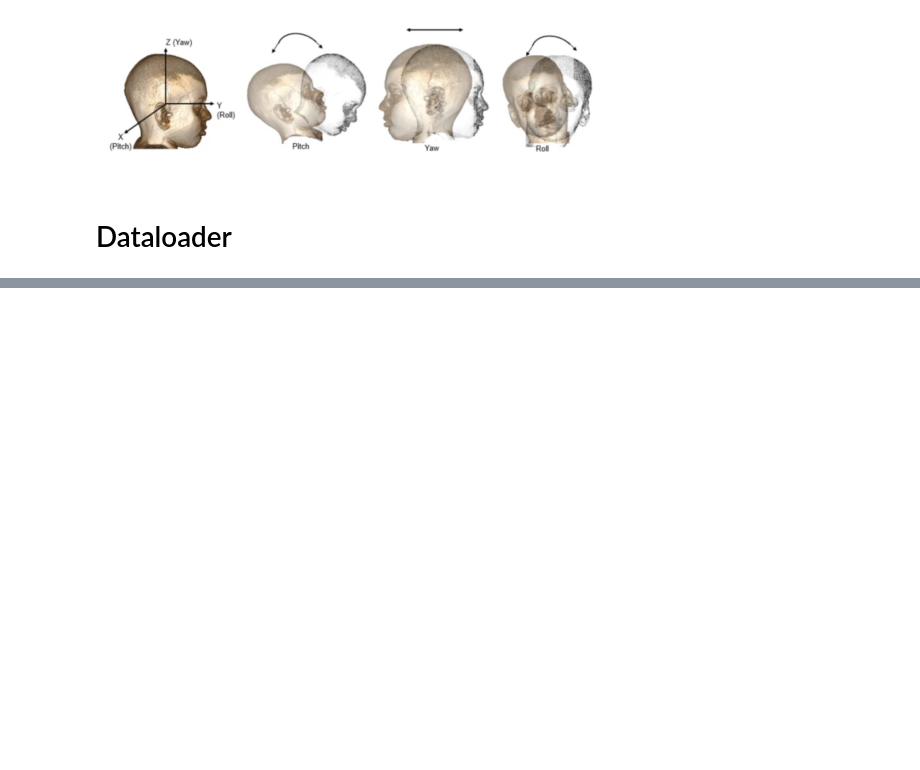
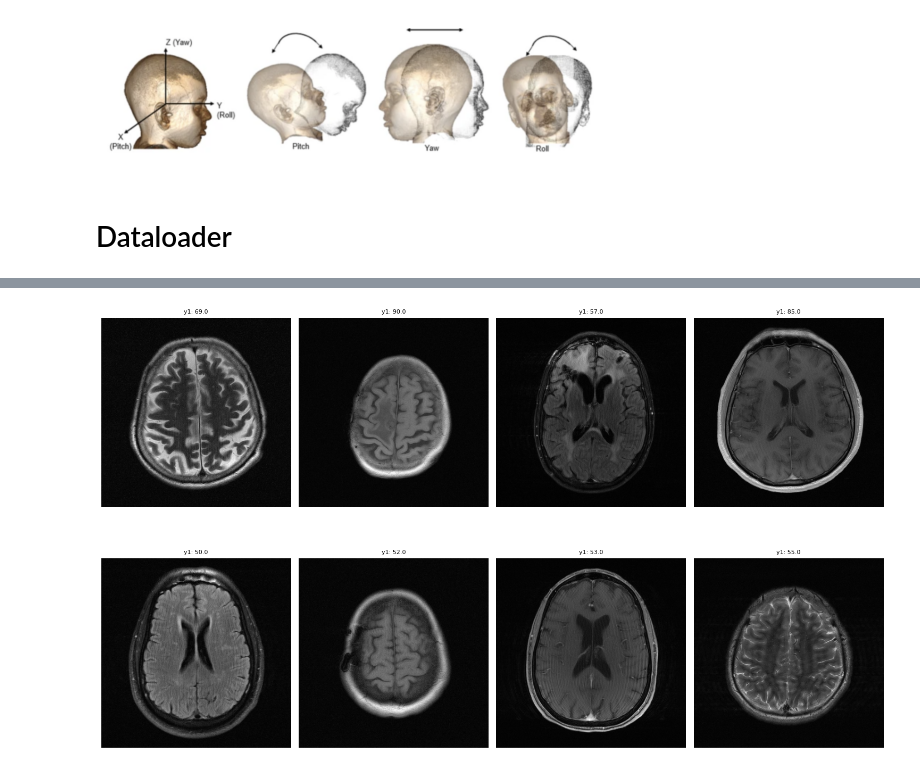
Before and after one commit to godjunhyung/motioncorrection, a Jupyter notebook: from_dropbox.ipynb, the cells around one changed output, grey strips where cells are left out. Drawn from its saved outputs; the diff is of its cells as text; code cells hidden in the pictures; blank space fills up the shorter version.

```diff
--- a/from_dropbox.ipynb
+++ b/from_dropbox.ipynb
@@ -341,7 +451,7 @@ if __name__ == "__main__":
     csv_path = "/root/motioncorrection/iqm_csv/fr-iqm.csv"
     iqm_label = "VIF"
     train_dataset = CustomDataset(csv_path, iqm_label)
-    train_loader = torch.utils.data.DataLoader(train_dataset, batch_size=3, shuffle=True)
+    train_loader = torch.utils.data.DataLoader(train_dataset, batch_size=24, shuffle=True)
     # for x, y, sequence in train_loader:
     #     print(x.shape, y, sequence)
     x, y1, y2 = next(iter(train_loader))
@@ -350,4 +466,12 @@ if __name__ == "__main__":
-# %%
-for i in range(3):
-    plt.imshow(x[i][0], cmap='gray', origin='lower'), plt.axis('off')
-    plt.show()
+# %%
+fig, axes = plt.subplots(2, 4, figsize=(15, 10))  # Adjust figsize for better visualization
+
+for i, ax in enumerate(axes.flatten()):  # Flatten the 2D array of axes
+    ax.imshow(x[i][0], cmap='gray', origin='lower')  # Show the first channel (assume grayscale)
+    ax.axis('off')  # Turn off axis
+    ax.set_title(f"y1: {y1[i].item()}", fontsize=8)  # Add y1 as the title
+
+plt.tight_layout()
+plt.show()
+# %% [output]
+[figure, added]
```
Also changed, not shown: parts of 10 cells of this notebook, 2 other files.
